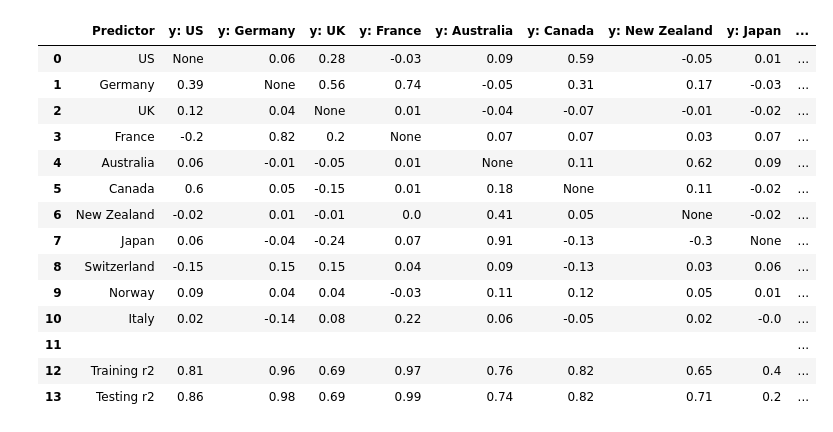
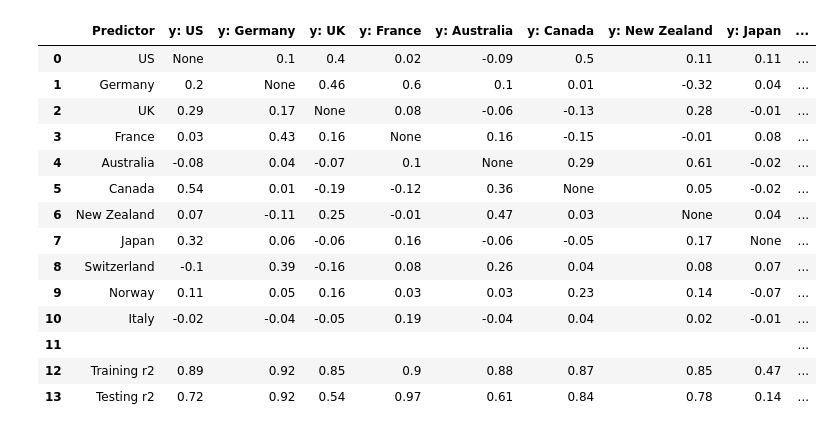
Before and after one commit to danjsabra/G10_RV, a Jupyter notebook: G10_RV.ipynb, the cells around one changed output. Drawn from its saved outputs; the diff is of its cells as text; code cells hidden in the pictures.

```diff
--- a/G10_RV.ipynb
+++ b/G10_RV.ipynb
@@ -27,7 +25,7 @@ for key, value in codes.items():
 sheet_names = pd.ExcelFile('G10_RV.xlsx').sheet_names
 
 # Combining data into single df
-for i, x in enumerate(sheet_names):
+for i, x in enumerate(sheet_names[:11]):
     if i == 0:
         df = pd.read_excel('G10_RV.xlsx', sheet_name=x)[['Date', 'Last Price']]
         df.columns = ['Date', x]
@@ -42,5 +40,3 @@ df = df.resample('D').asfreq()
 df = df.ffill()
 df = df[::-1].dropna()
 rates_tickers = df.columns[:11]
-
-df.head()
@@ -67,45 +52,45 @@ def simple(t):
     changes = data[[x for x in data if x.endswith('_c')]]
     changes_training = changes[changes.index < '2023-1-1']
     changes_testing = changes[changes.index >= '2023-1-1']
     causalities = pd.DataFrame()
     causalities['Predictor'] = [codes_back[x] for x in rates_tickers] + ['', 'Training r2', 'Testing r2']
 
     # Building model and storing results for each rate as the target, making df to see results
     for i, target in enumerate(changes.columns):
         training_X = changes_training[[x for x in changes_training if x != target]]
         training_y = changes_training[target]
         testing_X = changes_testing[[x for x in changes_testing if x != target]]
         testing_y = changes_testing[target]
         model = LinearRegression()
         model.fit(training_X, training_y)
         training_prediction = model.predict(training_X)
         testing_prediction = model.predict(testing_X)
         training_r2 = r2_score(training_y, training_prediction)
         testing_r2 = r2_score(testing_y, testing_prediction)
         coefficients = [round(x,2) for x in model.coef_]
         coefficients.insert(i, None)
         coefficients.insert(len(coefficients), '')
         coefficients.insert(len(coefficients), round(training_r2, 2))
         coefficients.insert(len(coefficients), round(testing_r2, 2))
         causalities[f'y: {codes_back[target[:-2]]}'] = coefficients
     causalities['ABS Mean'] = [causalities.iloc[i, 1:].dropna().abs().mean() for i in range(11)] + ['', '', '']
 
     return causalities
 
-simple(10)
+simple(100)
 # %% [output]
 |  | Predictor | y: US | y: Germany | y: UK | y: France | y: Australia | y: Canada | y: New Zealand | y: Japan | ... |
-| 0 | US | None | 0.06 | 0.28 | -0.03 | 0.09 | 0.59 | -0.05 | 0.01 | ... |
-| 1 | Germany | 0.39 | None | 0.56 | 0.74 | -0.05 | 0.31 | 0.17 | -0.03 | ... |
-| 2 | UK | 0.12 | 0.04 | None | 0.01 | -0.04 | -0.07 | -0.01 | -0.02 | ... |
-| 3 | France | -0.2 | 0.82 | 0.2 | None | 0.07 | 0.07 | 0.03 | 0.07 | ... |
-| 4 | Australia | 0.06 | -0.01 | -0.05 | 0.01 | None | 0.11 | 0.62 | 0.09 | ... |
-| 5 | Canada | 0.6 | 0.05 | -0.15 | 0.01 | 0.18 | None | 0.11 | -0.02 | ... |
-| 6 | New Zealand | -0.02 | 0.01 | -0.01 | 0.0 | 0.41 | 0.05 | None | -0.02 | ... |
-| 7 | Japan | 0.06 | -0.04 | -0.24 | 0.07 | 0.91 | -0.13 | -0.3 | None | ... |
-| 8 | Switzerland | -0.15 | 0.15 | 0.15 | 0.04 | 0.09 | -0.13 | 0.03 | 0.06 | ... |
-| 9 | Norway | 0.09 | 0.04 | 0.04 | -0.03 | 0.11 | 0.12 | 0.05 | 0.01 | ... |
-| 10 | Italy | 0.02 | -0.14 | 0.08 | 0.22 | 0.06 | -0.05 | 0.02 | -0.0 | ... |
+| 0 | US | None | 0.1 | 0.4 | 0.02 | -0.09 | 0.5 | 0.11 | 0.11 | ... |
+| 1 | Germany | 0.2 | None | 0.46 | 0.6 | 0.1 | 0.01 | -0.32 | 0.04 | ... |
+| 2 | UK | 0.29 | 0.17 | None | 0.08 | -0.06 | -0.13 | 0.28 | -0.01 | ... |
+| 3 | France | 0.03 | 0.43 | 0.16 | None | 0.16 | -0.15 | -0.01 | 0.08 | ... |
+| 4 | Australia | -0.08 | 0.04 | -0.07 | 0.1 | None | 0.29 | 0.61 | -0.02 | ... |
+| 5 | Canada | 0.54 | 0.01 | -0.19 | -0.12 | 0.36 | None | 0.05 | -0.02 | ... |
+| 6 | New Zealand | 0.07 | -0.11 | 0.25 | -0.01 | 0.47 | 0.03 | None | 0.04 | ... |
+| 7 | Japan | 0.32 | 0.06 | -0.06 | 0.16 | -0.06 | -0.05 | 0.17 | None | ... |
+| 8 | Switzerland | -0.1 | 0.39 | -0.16 | 0.08 | 0.26 | 0.04 | 0.08 | 0.07 | ... |
+| 9 | Norway | 0.11 | 0.05 | 0.16 | 0.03 | 0.03 | 0.23 | 0.14 | -0.07 | ... |
+| 10 | Italy | -0.02 | -0.04 | -0.05 | 0.19 | -0.04 | 0.04 | 0.02 | -0.01 | ... |
 | 11 |  |  |  |  |  |  |  |  |  | ... |
-| 12 | Training r2 | 0.81 | 0.96 | 0.69 | 0.97 | 0.76 | 0.82 | 0.65 | 0.4 | ... |
-| 13 | Testing r2 | 0.86 | 0.98 | 0.69 | 0.99 | 0.74 | 0.82 | 0.71 | 0.2 | ... |
+| 12 | Training r2 | 0.89 | 0.92 | 0.85 | 0.9 | 0.88 | 0.87 | 0.85 | 0.47 | ... |
+| 13 | Testing r2 | 0.72 | 0.92 | 0.54 | 0.97 | 0.61 | 0.84 | 0.78 | 0.14 | ... |
```
Also changed, not shown: parts of 16 cells of this notebook, 1 other file.
